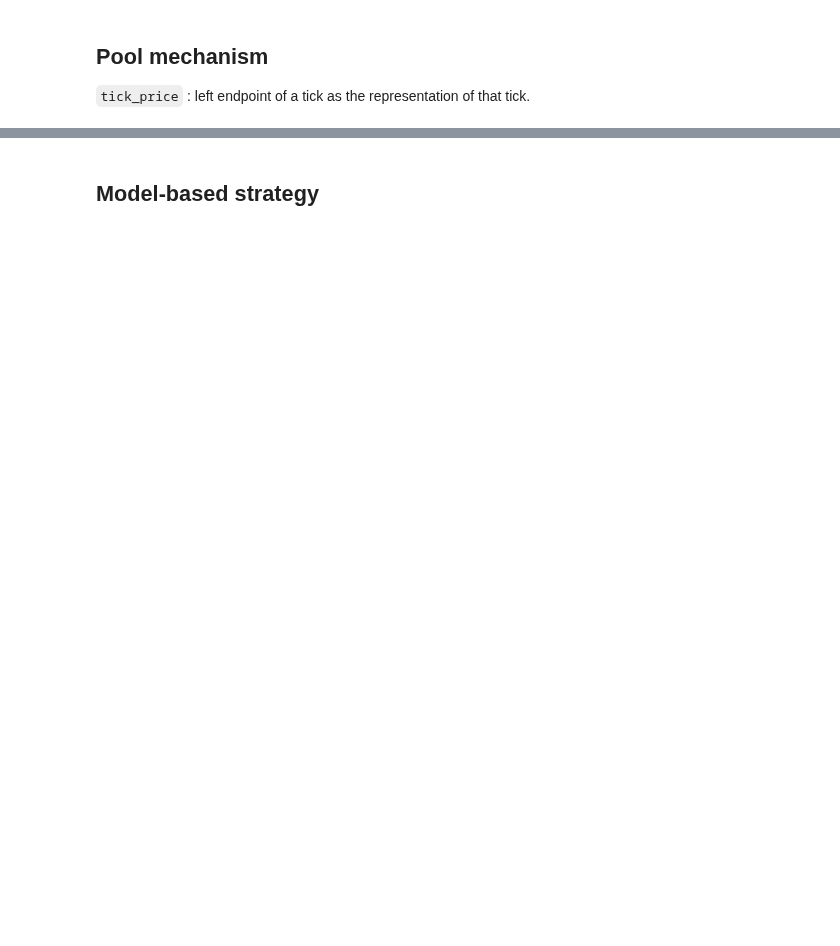
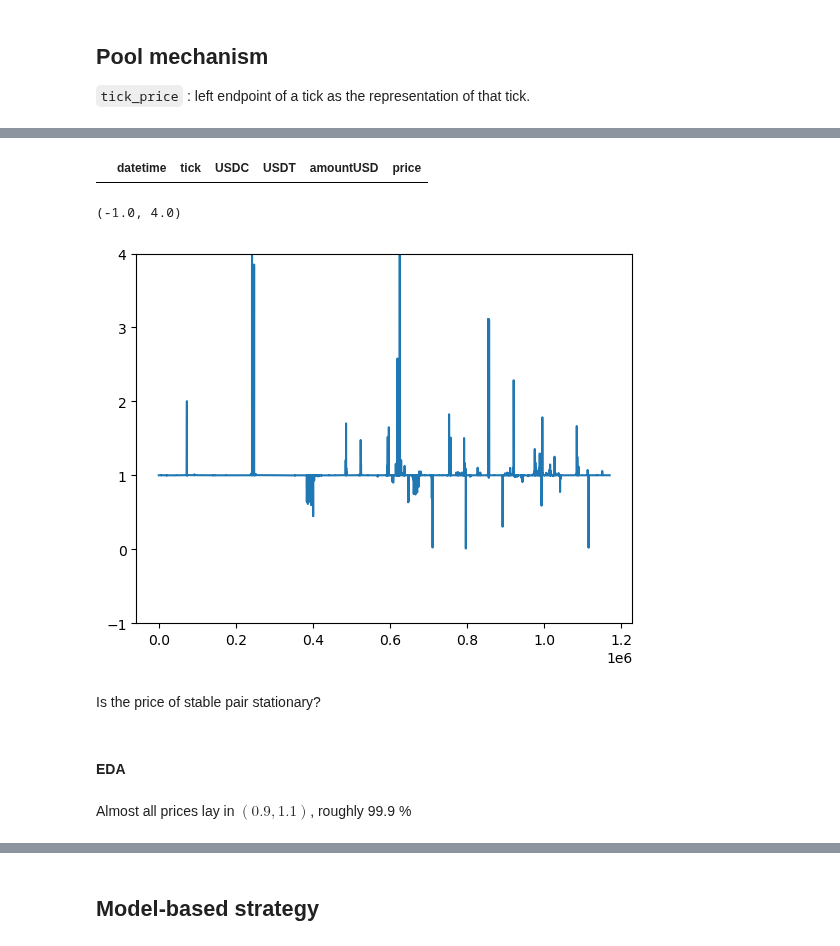
Before and after one commit to std92050/AMM, a Jupyter notebook: LP strategy/LP.ipynb, the cells around one changed output, grey strips where cells are left out. Drawn from its saved outputs; the diff is of its cells as text; code cells hidden in the pictures; blank space fills up the shorter version.

```diff
--- a/LP strategy/LP.ipynb
+++ b/LP strategy/LP.ipynb
@@ -103,0 +511,10 @@ array([0.00239126, 0.        ])
+# %%
+df[df['price'].isna()]
+# %% [output]
+|  | datetime | tick | USDC | USDT | amountUSD | price |
+# %%
+plt.plot(pool_price)
+plt.ylim(-1,4)
+# %% [output]
+(-1.0, 4.0)
+[figure, added]
@@ -103,0 +523,2 @@ array([0.00239126, 0.        ])
+# %% [markdown]
+Is the price of stable pair stationary?
@@ -103,0 +530,4 @@ array([0.00239126, 0.        ])
+# %% [markdown]
+#### EDA
+# %% [markdown]
+Almost all prices lay in $(0.9,1.1)$, roughly 99.9 \%
```
Also changed, not shown: parts of 99 cells of this notebook, 3 other files.
